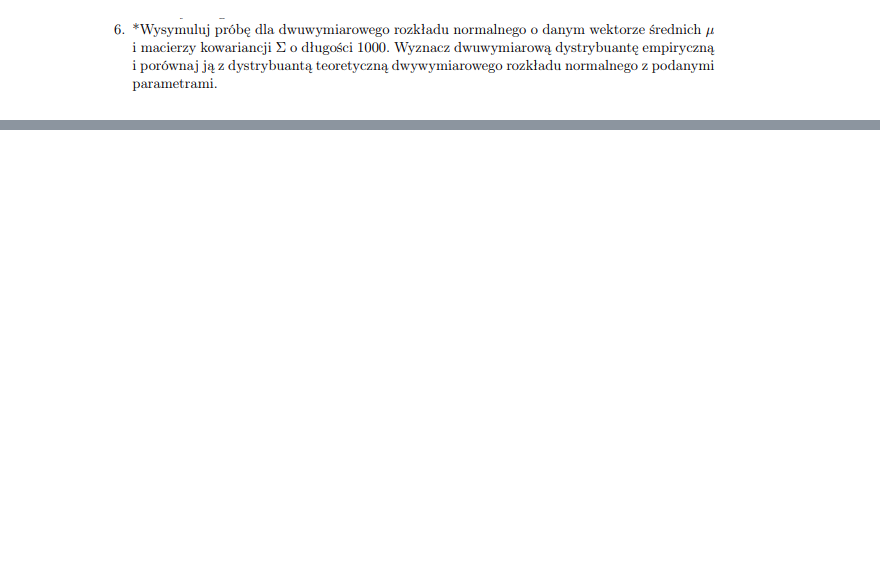
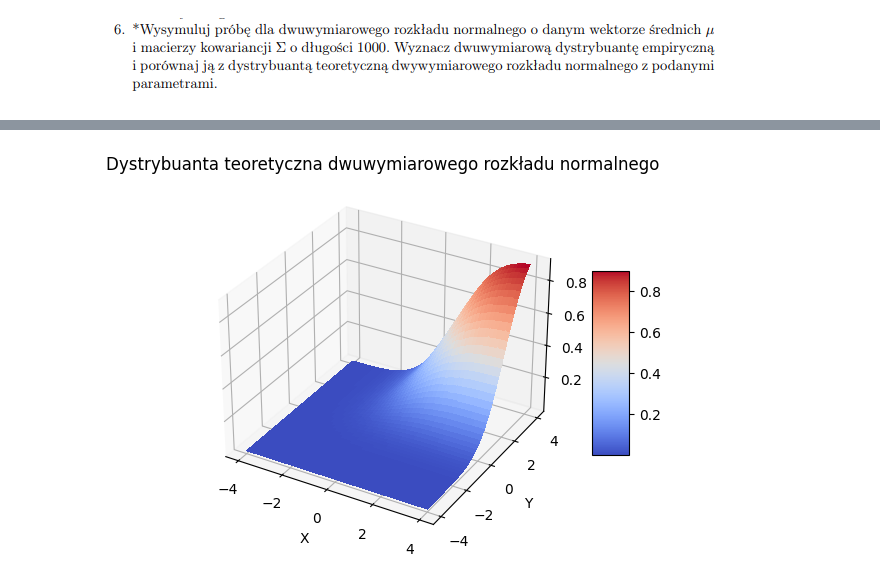
Before and after one commit to rafglo/Statystyka-stosowana, a Jupyter notebook: lista3zad6.ipynb, the cells around one changed output, grey strips where cells are left out. Saved outputs shown, nothing was run; the diff lists cells and outputs as text; code cells hidden in the pictures; blank space fills up the shorter version.

```diff
--- a/lista3zad6.ipynb
+++ b/lista3zad6.ipynb
@@ -16,0 +5,5 @@ def cholesky_decomposition(sigma):
+# %%
+mean = [1,2]
+cov = [[2,1], [1,2]]
+sigma = np.matrix(cov)
+mi = np.matrix(mean).reshape(2,1)
@@ -16,0 +144,28 @@ def cholesky_decomposition(sigma):
+# %%
+
+
+
+fig, ax = plt.subplots(subplot_kw={"projection": "3d"})
+# Tworzenie dwuwymiarowego rozkładu normalnego
+bivariate_normal = multivariate_normal(mean=mean, cov=cov)
+
+# Utworzenie siatki punktów dla wykresu
+x = np.linspace(-4, 4, 1000)
+y = np.linspace(-4, 4, 1000)
+X, Y = np.meshgrid(x, y)
+pos = np.dstack((X, Y))
+
+# Obliczenie wartości dystrybuanty dla każdego punktu siatki
+Z = bivariate_normal.cdf(pos)
+
+# Wykres konturowy dystrybuanty
+surf = ax.plot_surface(X, Y, Z, cmap=cm.coolwarm,
+                       linewidth=0, antialiased=False)
+
+fig.colorbar(surf, shrink=0.5, aspect=5)
+plt.xlabel('X')
+plt.ylabel('Y')
+plt.title('Dystrybuanta teoretyczna dwuwymiarowego rozkładu normalnego')
+plt.show()
+# %% [output]
+[figure, added]
```
Also changed, not shown: parts of 15 cells of this notebook.
